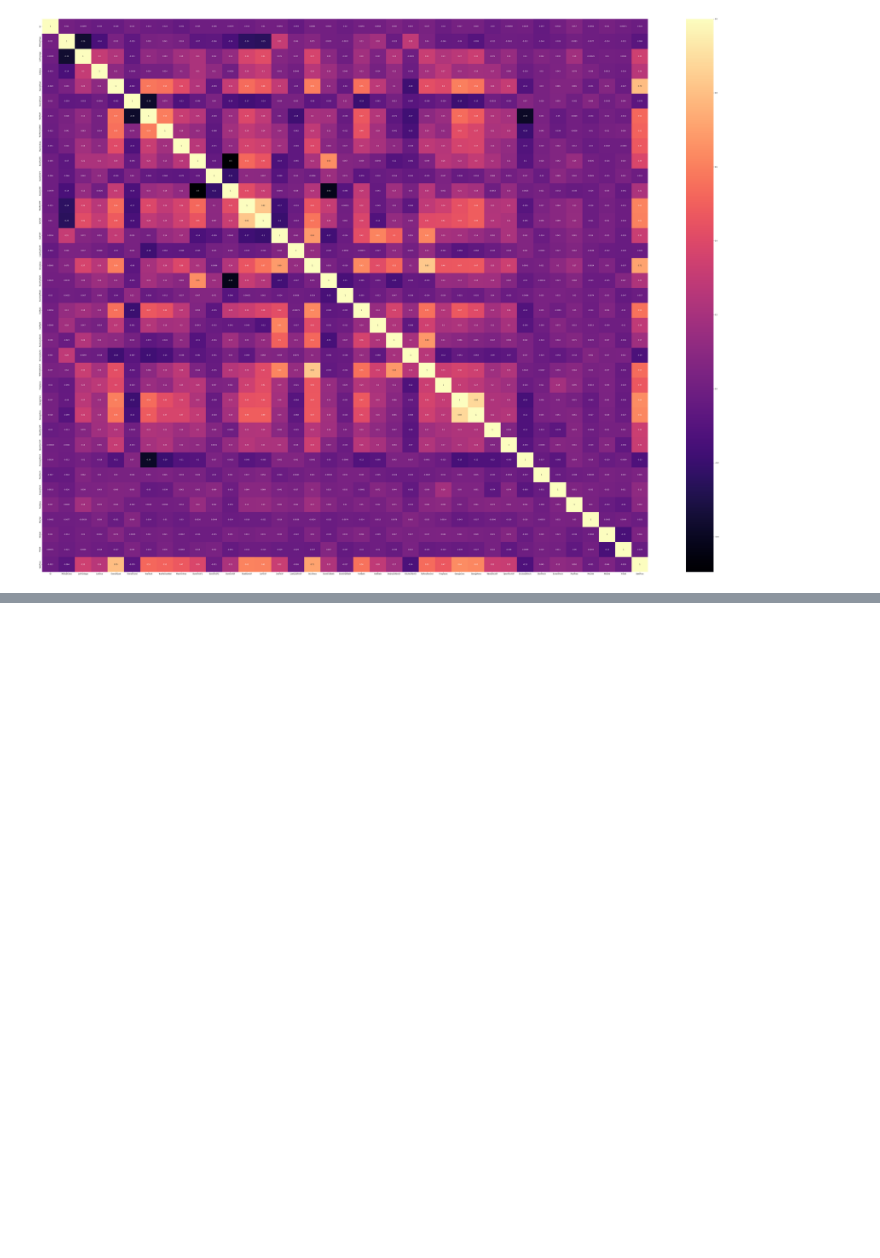
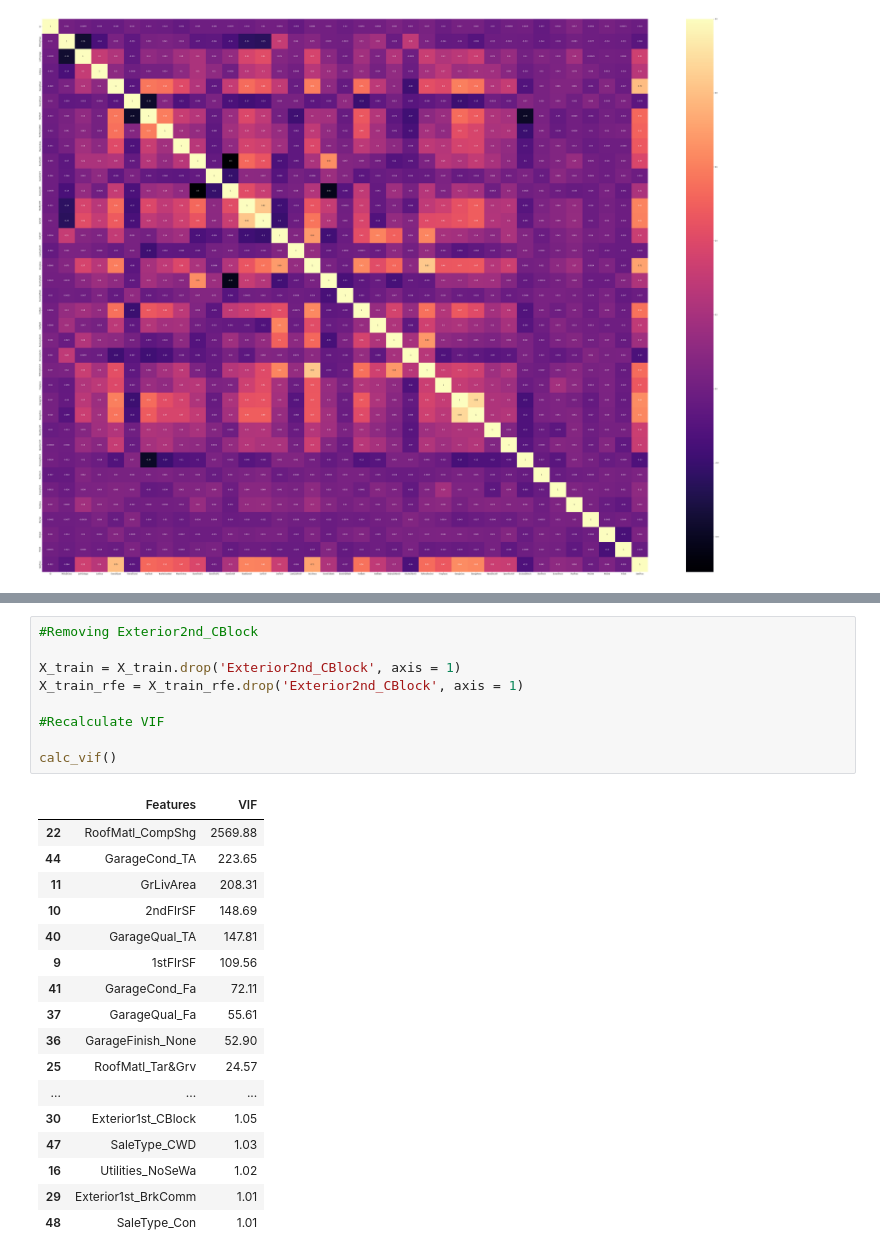
Before and after one commit to adiraptor/houose_pricing_assignment, a Jupyter notebook: house_price_forecasting.ipynb, the cells around one changed output, grey strips where cells are left out. Cells and saved outputs as stored; diff of their text form; blank space fills up the shorter version.

```diff
--- a/house_price_forecasting.ipynb
+++ b/house_price_forecasting.ipynb
@@ -507,0 +534,27 @@ ALPHA: 0.000 R2 SCORE: -4.6470% new_score, 20669883.3
+# %%
+#Removing Exterior2nd_CBlock
+
+X_train = X_train.drop('Exterior2nd_CBlock', axis = 1)
+X_train_rfe = X_train_rfe.drop('Exterior2nd_CBlock', axis = 1)
+
+#Recalculate VIF
+
+calc_vif()
+# %% [output]
+|  | Features | VIF |
+| 22 | RoofMatl_CompShg | 2569.88 |
+| 44 | GarageCond_TA | 223.65 |
+| 11 | GrLivArea | 208.31 |
+| 10 | 2ndFlrSF | 148.69 |
+| 40 | GarageQual_TA | 147.81 |
+| 9 | 1stFlrSF | 109.56 |
+| 41 | GarageCond_Fa | 72.11 |
+| 37 | GarageQual_Fa | 55.61 |
+| 36 | GarageFinish_None | 52.90 |
+| 25 | RoofMatl_Tar&Grv | 24.57 |
+| ... | ... | ... |
+| 30 | Exterior1st_CBlock | 1.05 |
+| 47 | SaleType_CWD | 1.03 |
+| 16 | Utilities_NoSeWa | 1.02 |
+| 29 | Exterior1st_BrkComm | 1.01 |
+| 48 | SaleType_Con | 1.01 |
```
Also changed, not shown: parts of 82 cells of this notebook.
